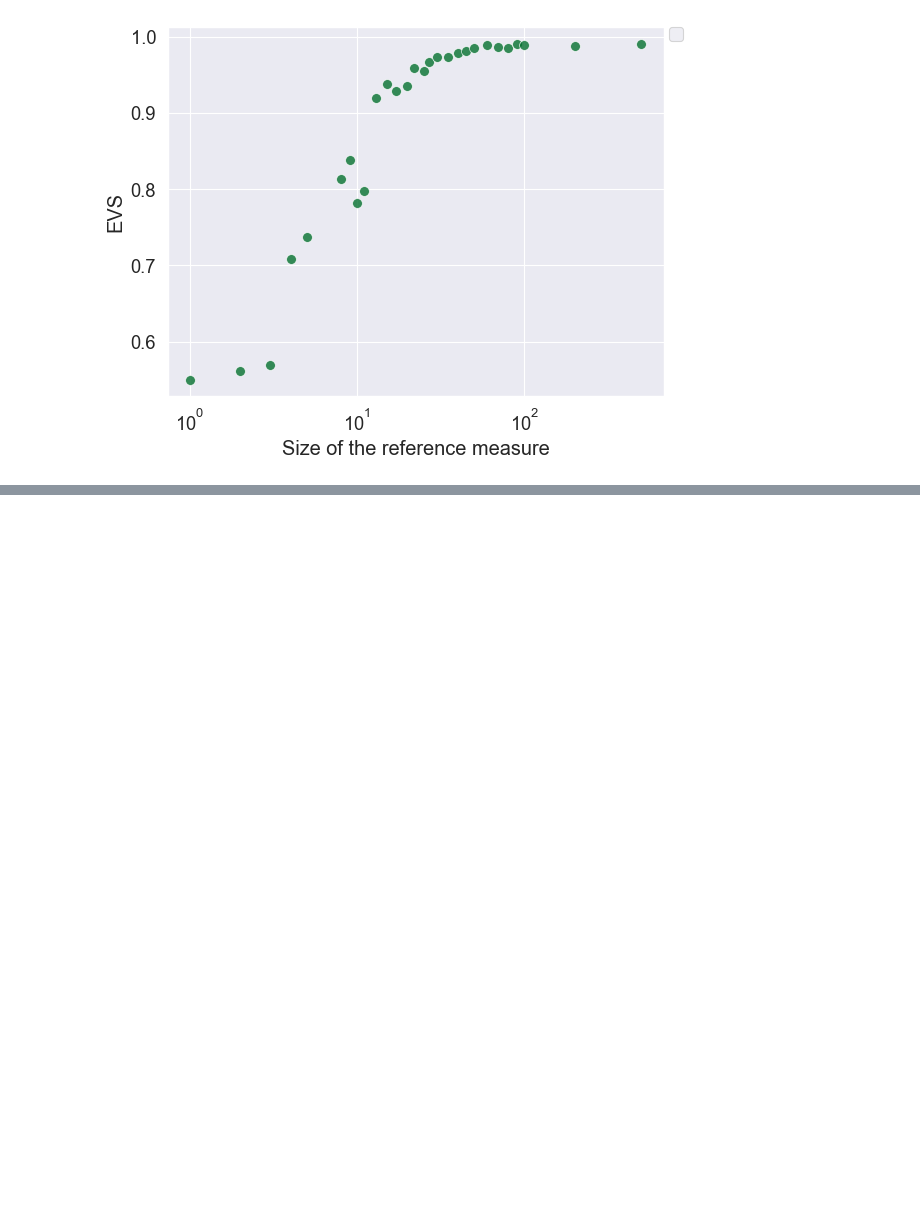
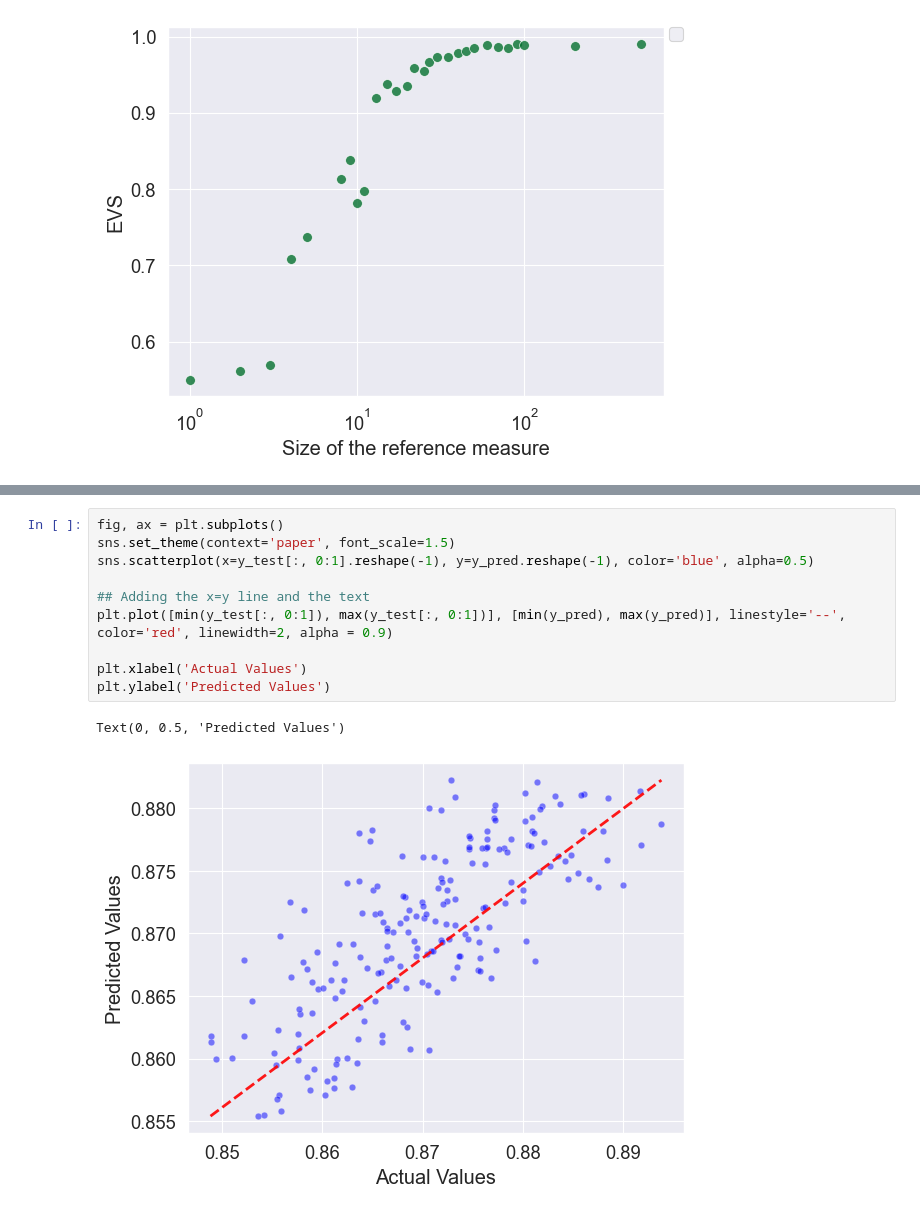
Before and after one commit to Lui5ito/GraduationProject, a Jupyter notebook: Experimental Part/Regression_Sinkhorn_Kernel.ipynb, the cells around one changed output, grey strips where cells are left out. Saved outputs shown, nothing was run; the diff lists cells and outputs as text; blank space fills up the shorter version.

```diff
--- a/Experimental Part/Regression_Sinkhorn_Kernel.ipynb
+++ b/Experimental Part/Regression_Sinkhorn_Kernel.ipynb
@@ -877,0 +945,13 @@ No artists with labels found to put in legend.  Note that artists whose label st
+# %%
+fig, ax = plt.subplots()
+sns.set_theme(context='paper', font_scale=1.5)
+sns.scatterplot(x=y_test[:, 0:1].reshape(-1), y=y_pred.reshape(-1), color='blue', alpha=0.5)
+
+## Adding the x=y line and the text
+plt.plot([min(y_test[:, 0:1]), max(y_test[:, 0:1])], [min(y_pred), max(y_pred)], linestyle='--', color='red', linewidth=2, alpha = 0.9)
+
+plt.xlabel('Actual Values')
+plt.ylabel('Predicted Values')
+# %% [output]
+Text(0, 0.5, 'Predicted Values')
+[figure, added]
```
Also changed, not shown: parts of 2 cells of this notebook, 1 other file.
